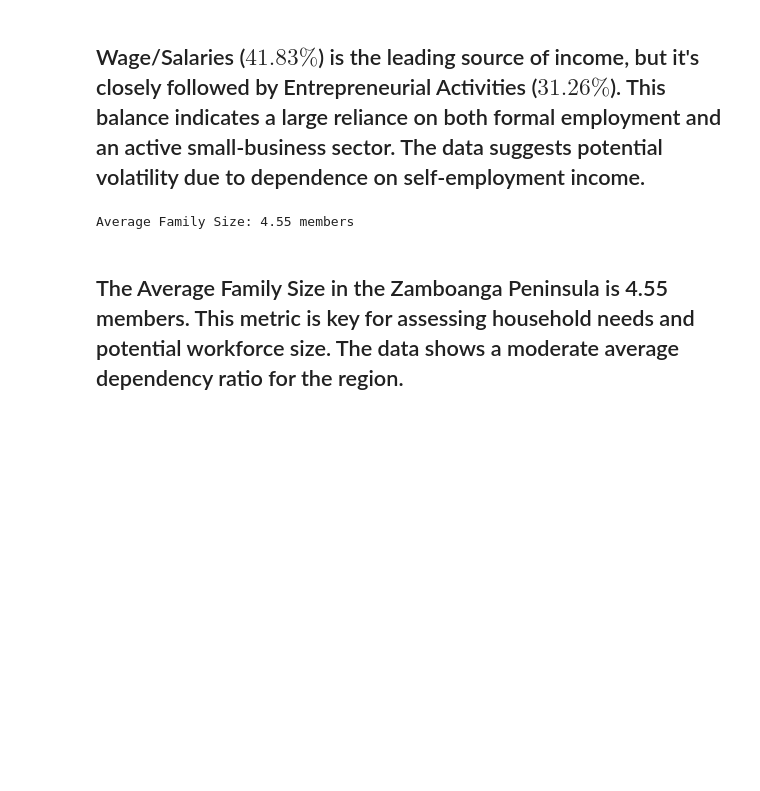
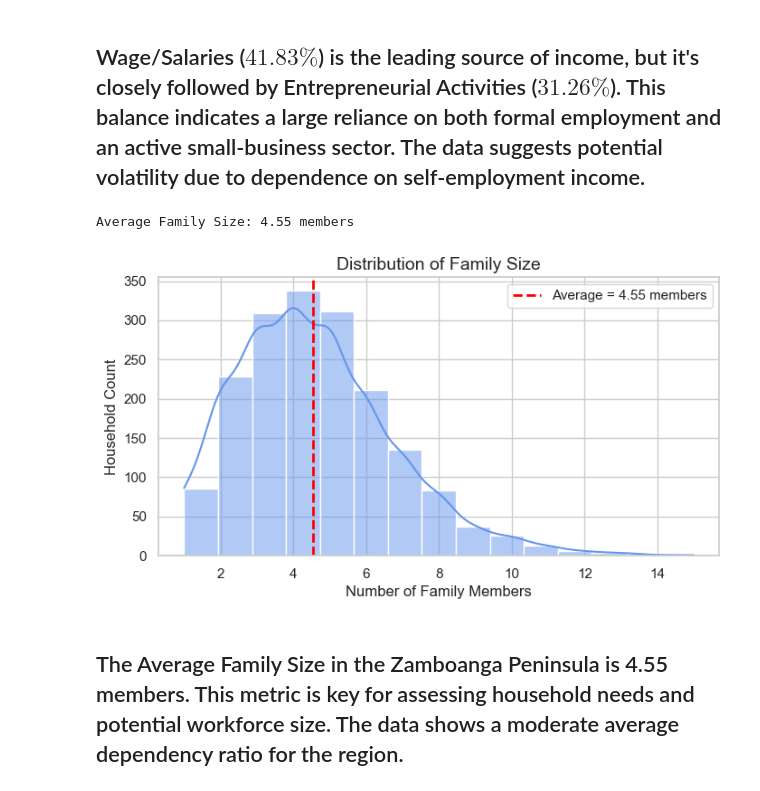
Before and after one commit to maica-palas/final_us, a Jupyter notebook: serna_palas.ipynb, the cells around one changed output. Drawn from its saved outputs; the diff is of its cells as text; code cells hidden in the pictures; blank space fills up the shorter version.

```diff
--- a/serna_palas.ipynb
+++ b/serna_palas.ipynb
@@ -64,8 +90,35 @@ Enterpreneurial Activities 31.26%
 # %%
 avg_family_size_ix = df_ix['Total Number of Family members'].mean()
 print(f"Average Family Size: {avg_family_size_ix:.2f} members")
+
+sns.set(style="whitegrid")
+
+plt.figure(figsize=(8, 4))
+
+sns.histplot(
+    df_ix['Total Number of Family members'],
+    bins=15,
+    kde=True,
+    color='cornflowerblue'
+)
+
+plt.axvline(
+    avg_family_size_ix,
+    color='red',
+    linestyle='--',
+    linewidth=2,
+    label=f"Average = {avg_family_size_ix:.2f} members"
+)
+
+plt.title('Distribution of Family Size', fontsize=14)
+plt.xlabel('Number of Family Members')
+plt.ylabel('Household Count')
+plt.legend()
+
+plt.show()
 # %% [output]
 Average Family Size: 4.55 members
+[figure, added]
 # %% [markdown]
 <h2>The Average Family Size in the Zamboanga Peninsula is 4.55 members. This metric is key for assessing household needs and potential workforce size. The data shows a moderate average dependency ratio for the region.</h2>
 # %%
```
Also changed, not shown: parts of 9 cells of this notebook.
